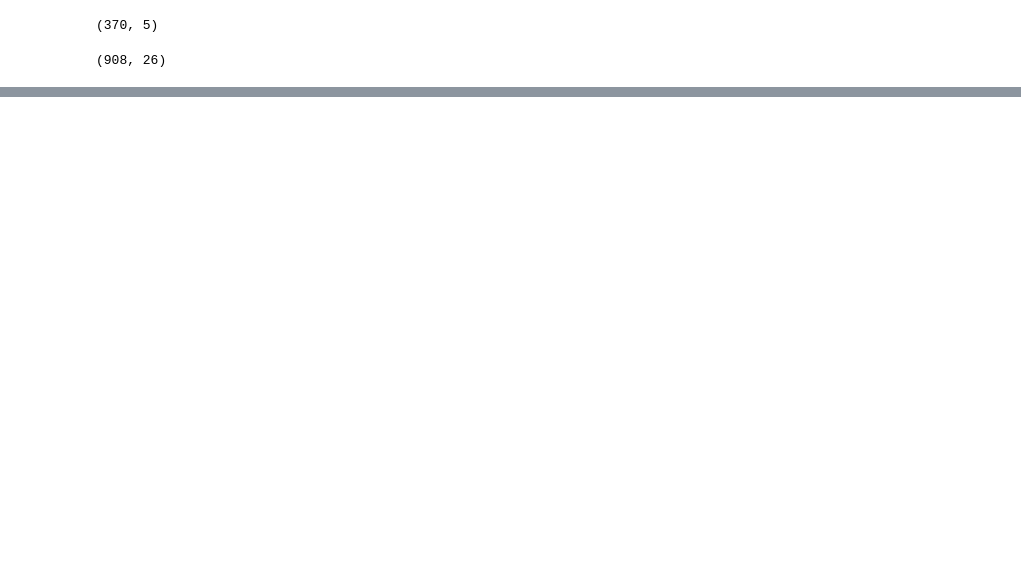
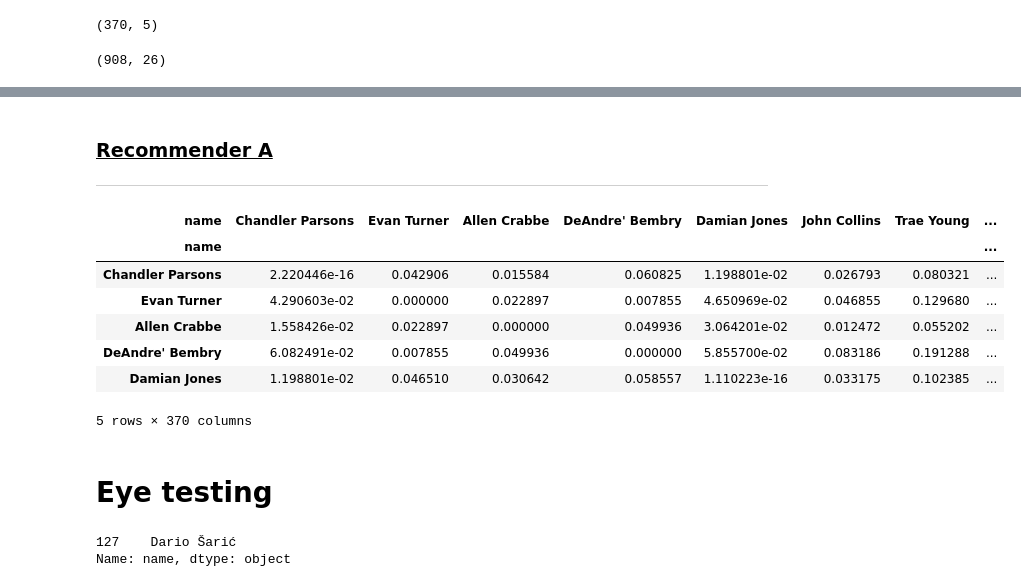
Before and after one commit to pgnatividad/NBA_Recommender_Pre-2019_Season, a Jupyter notebook: workspace.ipynb, the cells around one changed output, grey strips where cells are left out. Cells and saved outputs as stored; diff of their text form; code cells hidden in the pictures; blank space fills up the shorter version.

```diff
--- a/workspace.ipynb
+++ b/workspace.ipynb
@@ -51,0 +262,15 @@ career_df.shape
+# %%
+def position_to_numeric(position):
+    #Positions in basketball are referred to by the following
+    # point guards = 1
+    # shooting guards = 2
+    # small forward = 3
+    # power forward = 4
+    # center = 5
+    #since we only have guard,forward,center using 1,3,5
+    if position == 'G':
+        return 1
+    elif position == 'F':
+        return 3
+    elif position == 'C':
+        return 5
@@ -51,0 +279,31 @@ career_df.shape
+# %%
+three_season_avg_df['pos'] = three_season_avg_df['pos'].apply(lambda x: position_to_numeric(x))
+# %% [markdown]
+### <u> Recommender A</u>
+<hr>
+# %%
+similarities=pairwise_distances(three_season_avg_df.drop('name',axis=1),metric='cosine')
+# %%
+#similarities_df =
+three_season_avg_recommender=pd.DataFrame(similarities,
+             columns=three_season_avg_df['name'],
+            index=three_season_avg_df['name'])
+# %%
+three_season_avg_recommender.head()
+# %% [output]
+| name | Chandler Parsons | Evan Turner | Allen Crabbe | DeAndre' Bembry | Damian Jones | John Collins | Trae Young | ... |
+| name |  |  |  |  |  |  |  | ... |
+| Chandler Parsons | 2.220446e-16 | 0.042906 | 0.015584 | 0.060825 | 1.198801e-02 | 0.026793 | 0.080321 | ... |
+| Evan Turner | 4.290603e-02 | 0.000000 | 0.022897 | 0.007855 | 4.650969e-02 | 0.046855 | 0.129680 | ... |
+| Allen Crabbe | 1.558426e-02 | 0.022897 | 0.000000 | 0.049936 | 3.064201e-02 | 0.012472 | 0.055202 | ... |
+| DeAndre' Bembry | 6.082491e-02 | 0.007855 | 0.049936 | 0.000000 | 5.855700e-02 | 0.083186 | 0.191288 | ... |
+| Damian Jones | 1.198801e-02 | 0.046510 | 0.030642 | 0.058557 | 1.110223e-16 | 0.033175 | 0.102385 | ... |
+5 rows × 370 columns
+# %% [markdown]
+# Eye testing
+# %%
+query = 'Dario'#input("name your player of interest: ")
+three_season_avg_df.loc[three_season_avg_df['name'].str.contains(query),'name']
+# %% [output]
+127    Dario Šarić
+Name: name, dtype: object
```
Also changed, not shown: parts of 81 cells of this notebook, 7 other files.
